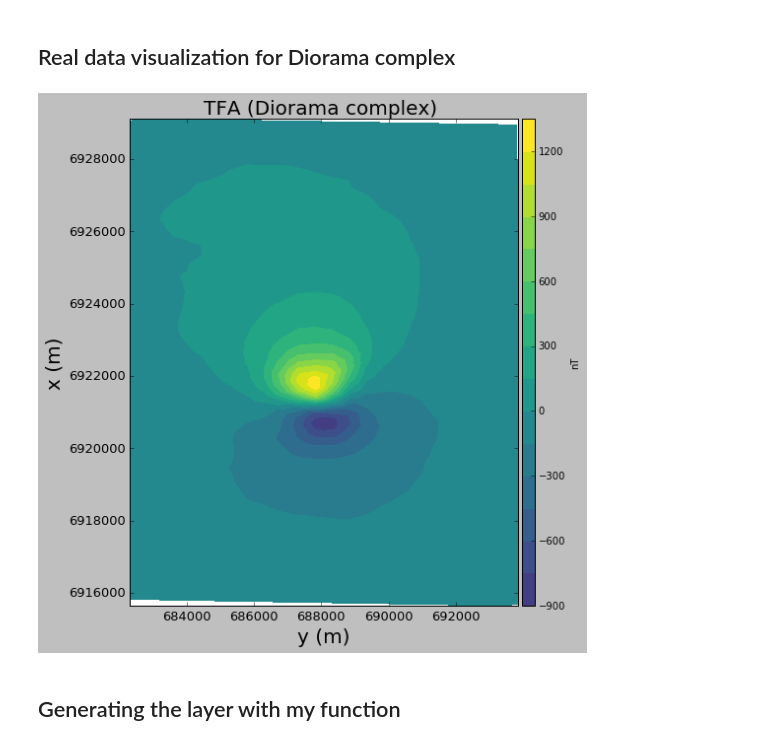
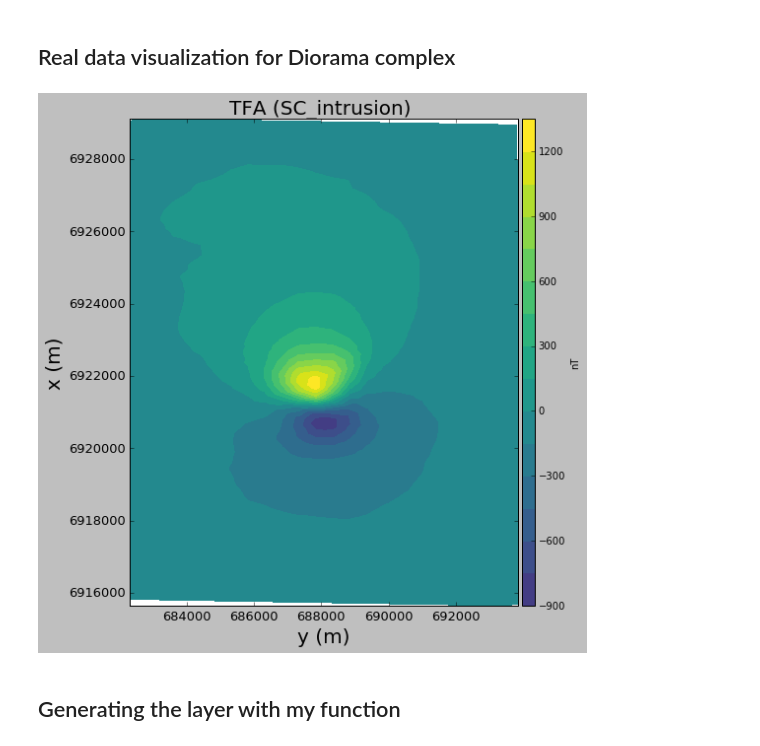
Before and after one commit to pinga-lab/eqlayer-magnetization-direction, a Jupyter notebook: code/notebooks/santa_catarina_intrusion/sc_intrusion_magdirection.ipynb, the cells around one changed output. Drawn from its saved outputs; the diff is of its cells as text; code cells hidden in the pictures.

```diff
--- a/code/notebooks/santa_catarina_intrusion/sc_intrusion_magdirection.ipynb
+++ b/code/notebooks/santa_catarina_intrusion/sc_intrusion_magdirection.ipynb
@@ -112,28 +112,24 @@ Main field declination: -18.1 degree
 # %%
 title_font = 20
 bottom_font = 16
 saturation_factor = 1.
 plt.close('all')
 plt.figure(figsize=(8,8), tight_layout=True)
 
 ranges = saturation_factor*np.abs([np.nanmax(data_set['tfa_30']),np.nanmin(data_set['tfa_30'])]).max()
 
 plt.tricontourf(data_set['y'],data_set['x'],data_set['tfa_30'],20, cmap='viridis',vmin=-ranges, vmax=ranges)
 plt.colorbar(pad=0.01, aspect=40, shrink=1.0).set_label('nT')
 plt.xlabel('y (m)', fontsize = title_font)
 plt.ylabel('x (m)', fontsize = title_font)
-plt.title('TFA (Diorama complex) ', fontsize=title_font)
+plt.title('TFA (SC_intrusion) ', fontsize=title_font)
 plt.xlim(data_set['y'].min(),data_set['y'].max())
 plt.ylim(data_set['x'].min(),data_set['x'].max())
 plt.tick_params(labelsize=13)
 
-#file_name = 'figs/real_data_diorama_decimated_20'
-#plt.savefig(file_name+'.png',dpi=200)
-#saved_files.append(file_name+'.png')
-
 plt.show()
 # %% [output]
-[figure, old version]
+[figure, new version]
 # %% [markdown]
 ## Generating the layer with my function
 # %%
```
Also changed, not shown: parts of 7 cells of this notebook, 7 other files.
